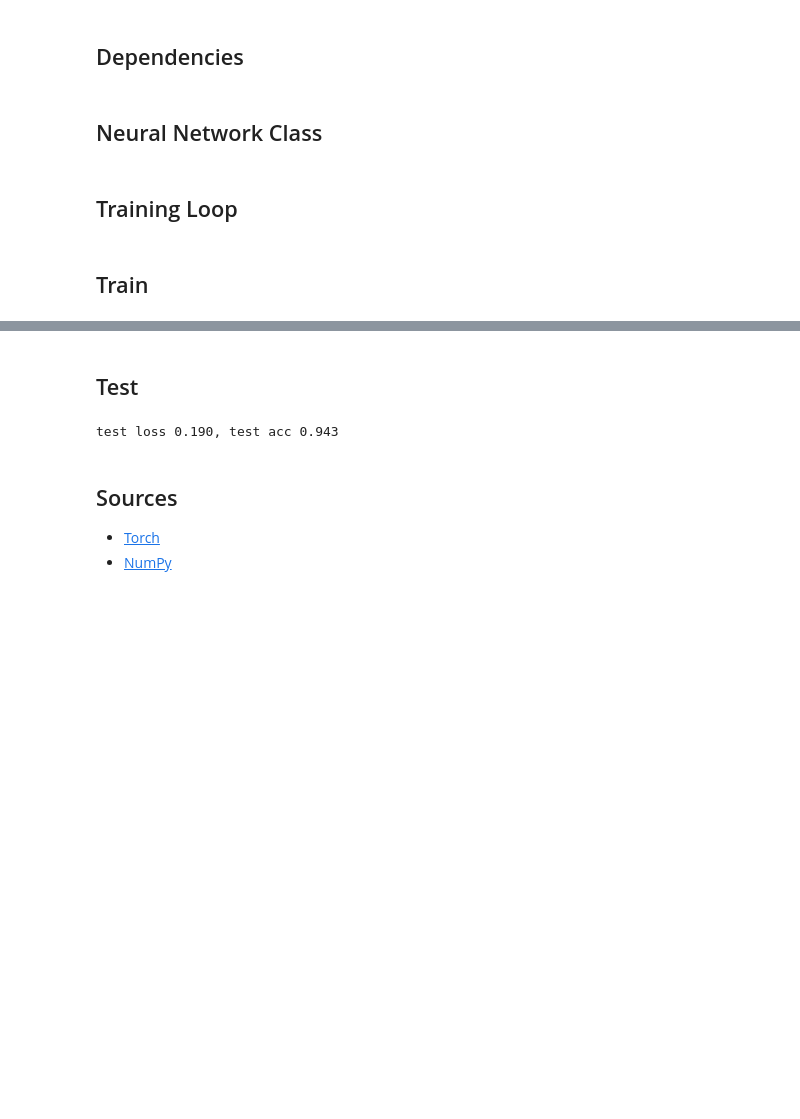
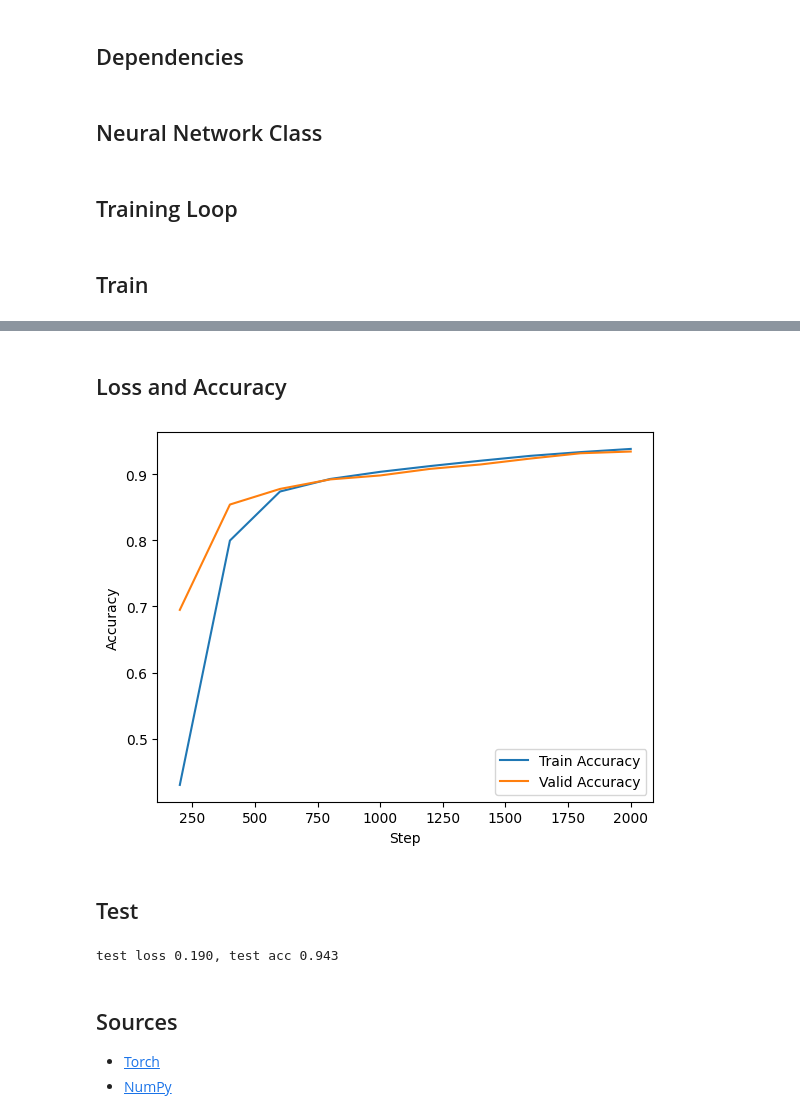
Before and after one commit to bledoux2002/Digit-Recognition-FFNN, a Jupyter notebook: NeuralNetwork.ipynb, the cells around one changed output, grey strips where cells are left out. Drawn from its saved outputs; the diff is of its cells as text; code cells hidden in the pictures; blank space fills up the shorter version.

Commit message:
plotting results

```diff
--- a/NeuralNetwork.ipynb
+++ b/NeuralNetwork.ipynb
@@ -102,6 +102,8 @@ def training_loop(save_path, epochs, batch_size, hidden_layers, activation_fn, l
 
     # time training process
     st = time.time()
+    train_results = []
+    valid_results = []
 
     # time to start training!
     for epoch_idx, epoch in enumerate(range(epochs)):
@@ -141,8 +143,10 @@ def training_loop(save_path, epochs, batch_size, hidden_layers, activation_fn, l
             train_acc += (acc * len(x))
             train_total += len(x)
 
-        train_loss /= train_total
-        train_acc /= train_total
+            train_loss /= train_total
+            train_acc /= train_total
+
+            train_results.append((train_loss, train_acc))
 
         # perform validation once per epoch
         val_loss = 0.0
@@ -172,9 +176,12 @@ def training_loop(save_path, epochs, batch_size, hidden_layers, activation_fn, l
                 val_acc += (acc * len(x))
                 val_total += len(x)
 
-        val_loss /= val_total
-        val_acc /= val_total
+            val_loss /= val_total
+            val_acc /= val_total
+            loss_results.append((train_loss, val_loss))
+            acc_results.append((train_acc, val_acc))
         print(f"Epoch {epoch_idx + 1}: val loss {val_loss :0.3f}, val acc {val_acc :0.3f}, train loss {train_loss :0.3f}, train acc {train_acc :0.3f}")
+
 
         if val_acc > best_acc:
 
@@ -184,7 +191,7 @@ def training_loop(save_path, epochs, batch_size, hidden_layers, activation_fn, l
 
     print(f"Total training time (s): {time.time() - st :0.3f}")
 
-    return model, test_dataloader
+    return model, test_dataloader, acc_results, loss_results
 # %% [markdown]
 ## Train
 # %%
@@ -204,6 +211,6 @@ loss_fn = torch.nn.CrossEntropyLoss()
 learning_rate = 0.001
 momentum = 0.9
 
-model, test_dataloader = training_loop(save_path, epochs, batch_size, hidden_layers, activation_fn, loss_fn, learning_rate, momentum, device)
+model, test_dataloader, acc_results, loss_results = training_loop(save_path, epochs, batch_size, hidden_layers, activation_fn, loss_fn, learning_rate, momentum, device)
 # %% [output]
 Found a CUDA-compatible GPU!
@@ -225,0 +233,16 @@ Total training time (s): 72.035
+# %% [markdown]
+## Loss and Accuracy
+# %%
+plt.figure()
+x_values = [200 * (i + 1) for i in range(len(acc_results))]
+
+train_acc, valid_acc = zip(*acc_results)
+plt.plot(x_values, train_acc, label='Train Accuracy')
+plt.plot(x_values, valid_acc, label='Valid Accuracy')
+
+plt.xlabel('Step')
+plt.ylabel('Accuracy')
+plt.legend()
+plt.show()
+# %% [output]
+[figure, added]
```
Also changed, not shown: parts of 2 cells of this notebook, 1 other file.
